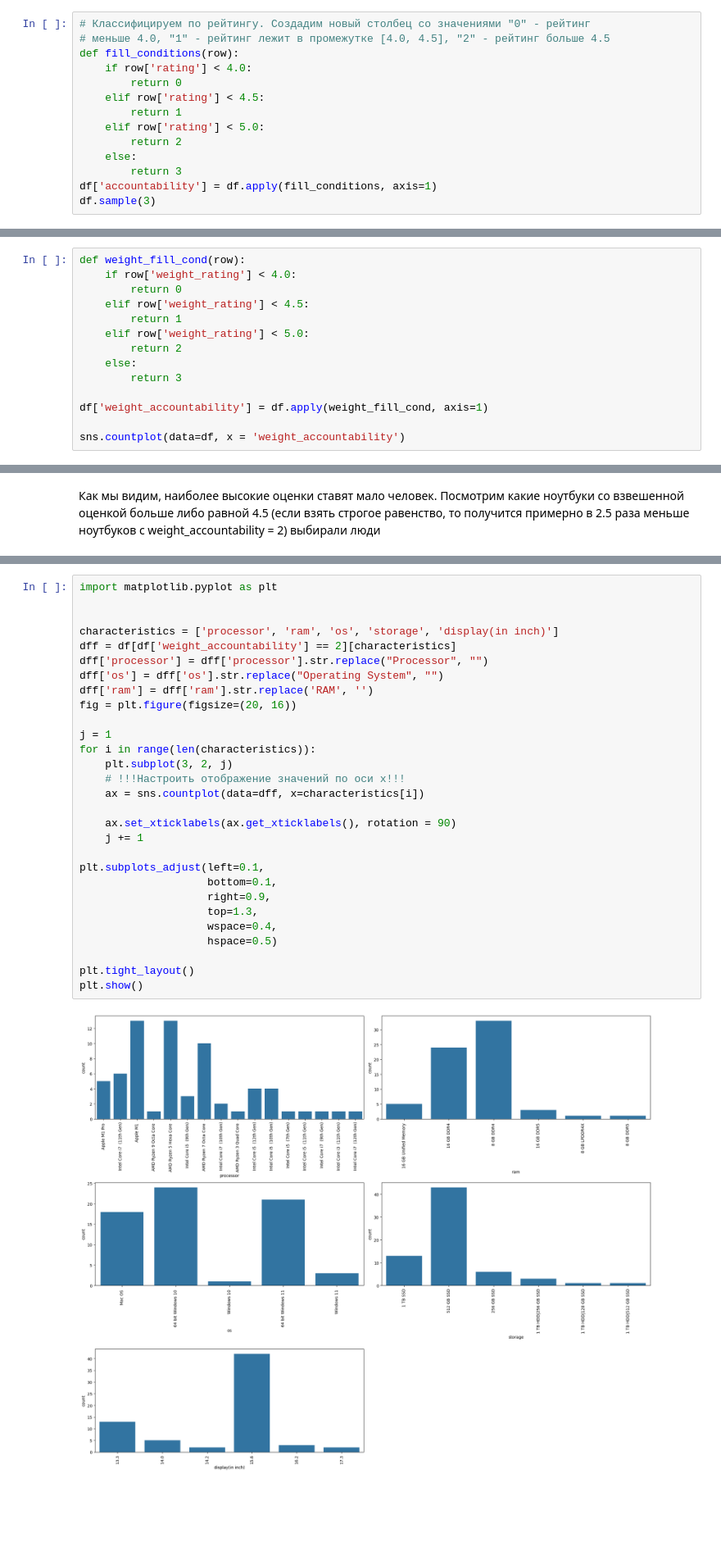
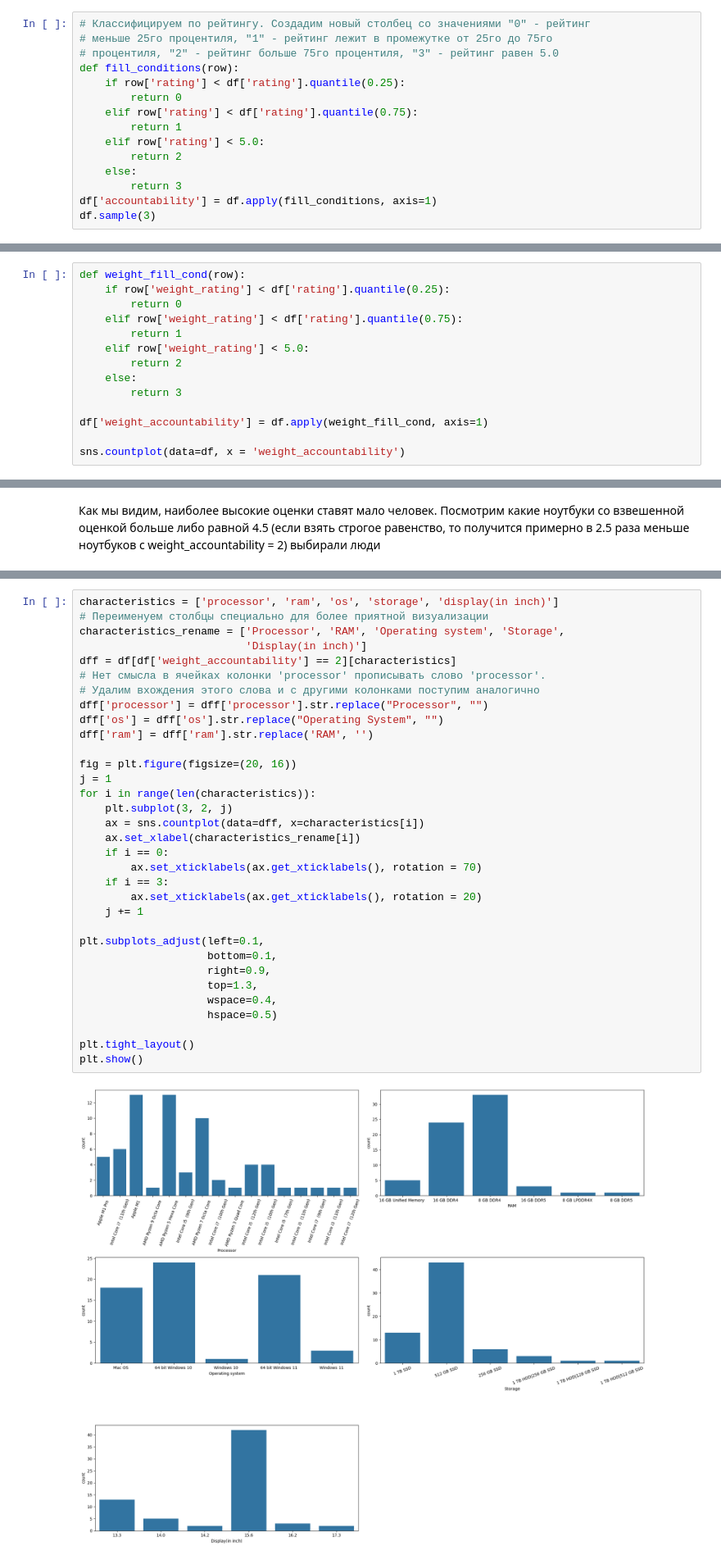
Before and after one commit to YarPhys/Analytics, a Jupyter notebook: The best laptop's characteristics/The_best_laptop's_characteristics.ipynb, the cells around one changed output, grey strips where cells are left out. Shown at 82% size. Cells and saved outputs as stored; diff of their text form; blank space fills up the shorter version.

```diff
--- a/The best laptop's characteristics/The_best_laptop's_characteristics.ipynb
+++ b/The best laptop's characteristics/The_best_laptop's_characteristics.ipynb
@@ -200,11 +219,12 @@ df = df.drop(bad_indexes, axis=0)
 # **Анализ данных**
 # %%
 # Классифицируем по рейтингу. Создадим новый столбец со значениями "0" - рейтинг
-# меньше 4.0, "1" - рейтинг лежит в промежутке [4.0, 4.5], "2" - рейтинг больше 4.5
+# меньше 25го процентиля, "1" - рейтинг лежит в промежутке от 25го до 75го
+# процентиля, "2" - рейтинг больше 75го процентиля, "3" - рейтинг равен 5.0
 def fill_conditions(row):
-    if row['rating'] < 4.0:
+    if row['rating'] < df['rating'].quantile(0.25):
         return 0
-    elif row['rating'] < 4.5:
+    elif row['rating'] < df['rating'].quantile(0.75):
         return 1
     elif row['rating'] < 5.0:
         return 2
@@ -253,8 +280,8 @@ df.sample(3)
 # %%
 def weight_fill_cond(row):
-    if row['weight_rating'] < 4.0:
+    if row['weight_rating'] < df['rating'].quantile(0.25):
         return 0
-    elif row['weight_rating'] < 4.5:
+    elif row['weight_rating'] < df['rating'].quantile(0.75):
         return 1
     elif row['weight_rating'] < 5.0:
         return 2
@@ -272,34 +301,38 @@ sns.countplot(data=df, x = 'weight_accountability')
 # %%
-import matplotlib.pyplot as plt
-
-
 characteristics = ['processor', 'ram', 'os', 'storage', 'display(in inch)']
+# Переименуем столбцы специально для более приятной визуализации
+characteristics_rename = ['Processor', 'RAM', 'Operating system', 'Storage',
+                          'Display(in inch)']
 dff = df[df['weight_accountability'] == 2][characteristics]
+# Нет смысла в ячейках колонки 'processor' прописывать слово 'processor'.
+# Удалим вхождения этого слова и с другими колонками поступим аналогично
 dff['processor'] = dff['processor'].str.replace("Processor", "")
 dff['os'] = dff['os'].str.replace("Operating System", "")
 dff['ram'] = dff['ram'].str.replace('RAM', '')
+
 fig = plt.figure(figsize=(20, 16))
-
 j = 1
 for i in range(len(characteristics)):
     plt.subplot(3, 2, j)
-    # !!!Настроить отображение значений по оси х!!!
     ax = sns.countplot(data=dff, x=characteristics[i])
-
-    ax.set_xticklabels(ax.get_xticklabels(), rotation = 90)
+    ax.set_xlabel(characteristics_rename[i])
+    if i == 0:
+        ax.set_xticklabels(ax.get_xticklabels(), rotation = 70)
+    if i == 3:
+        ax.set_xticklabels(ax.get_xticklabels(), rotation = 20)
     j += 1
 
 plt.subplots_adjust(left=0.1,
                     bottom=0.1,
                     right=0.9,
                     top=1.3,
                     wspace=0.4,
                     hspace=0.5)
 
 plt.tight_layout()
 plt.show()
 # %% [output]
-[figure, old version]
+[figure, new version]
 # %%
 # Видим ,что у процессора 2 моды, а значит ноутбуки будут различаться только процессором
 dff.mode().fillna(method='ffill')
```
Also changed, not shown: parts of 12 cells of this notebook.
